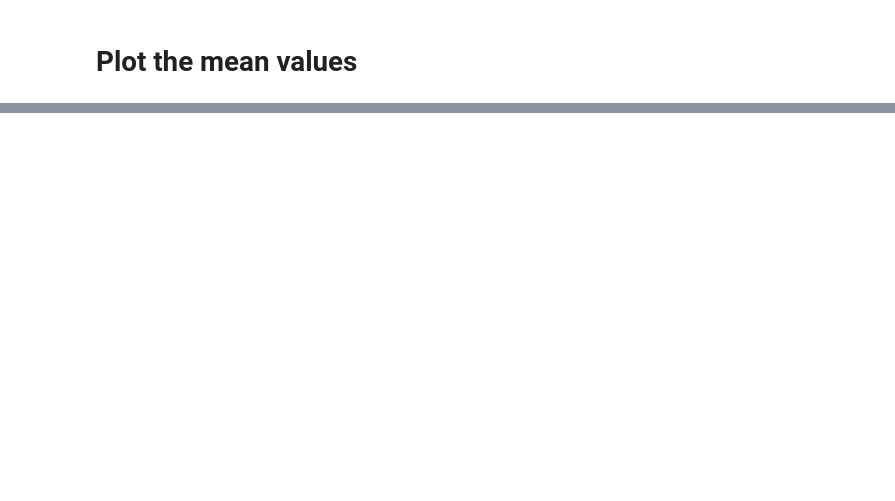
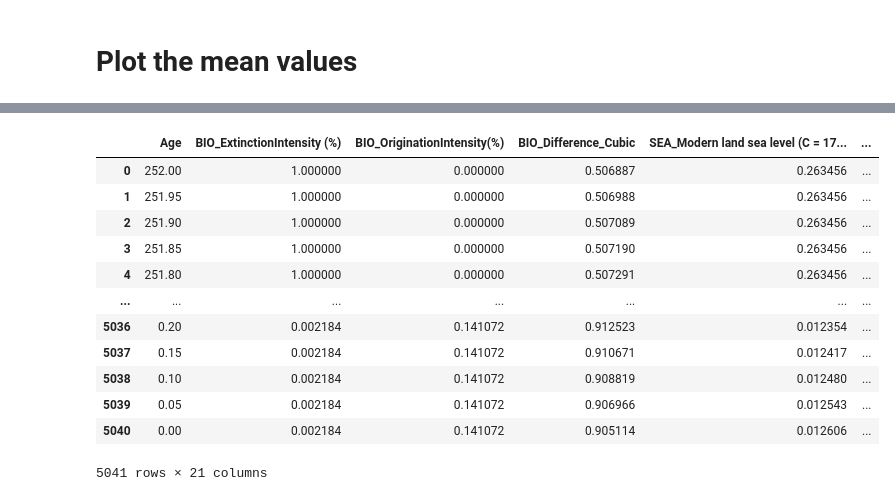
Before and after one commit to VlastaKoudelka/libusin20250322, a Jupyter notebook: zirkonPDF.ipynb, the cells around one changed output, grey strips where cells are left out. Drawn from its saved outputs; the diff is of its cells as text; code cells hidden in the pictures; blank space fills up the shorter version.

```diff
--- a/zirkonPDF.ipynb
+++ b/zirkonPDF.ipynb
@@ -142,0 +173,17 @@ plt.plot(df_filt["Age"], df_filt["ZIR_Count_PDF_Hf"],color='blue')
+# %%
+test_pd = pd.read_csv(dataPath + 'filtered_data3.csv')
+test_pd
+# %% [output]
+|  | Age | BIO_ExtinctionIntensity (%) | BIO_OriginationIntensity(%) | BIO_Difference_Cubic | SEA_Modern land sea level (C = 17... | ... |
+| 0 | 252.00 | 1.000000 | 0.000000 | 0.506887 | 0.263456 | ... |
+| 1 | 251.95 | 1.000000 | 0.000000 | 0.506988 | 0.263456 | ... |
+| 2 | 251.90 | 1.000000 | 0.000000 | 0.507089 | 0.263456 | ... |
+| 3 | 251.85 | 1.000000 | 0.000000 | 0.507190 | 0.263456 | ... |
+| 4 | 251.80 | 1.000000 | 0.000000 | 0.507291 | 0.263456 | ... |
+| ... | ... | ... | ... | ... | ... | ... |
+| 5036 | 0.20 | 0.002184 | 0.141072 | 0.912523 | 0.012354 | ... |
+| 5037 | 0.15 | 0.002184 | 0.141072 | 0.910671 | 0.012417 | ... |
+| 5038 | 0.10 | 0.002184 | 0.141072 | 0.908819 | 0.012480 | ... |
+| 5039 | 0.05 | 0.002184 | 0.141072 | 0.906966 | 0.012543 | ... |
+| 5040 | 0.00 | 0.002184 | 0.141072 | 0.905114 | 0.012606 | ... |
+5041 rows × 21 columns
```
Also changed, not shown: parts of 11 cells of this notebook, 4 other files.
